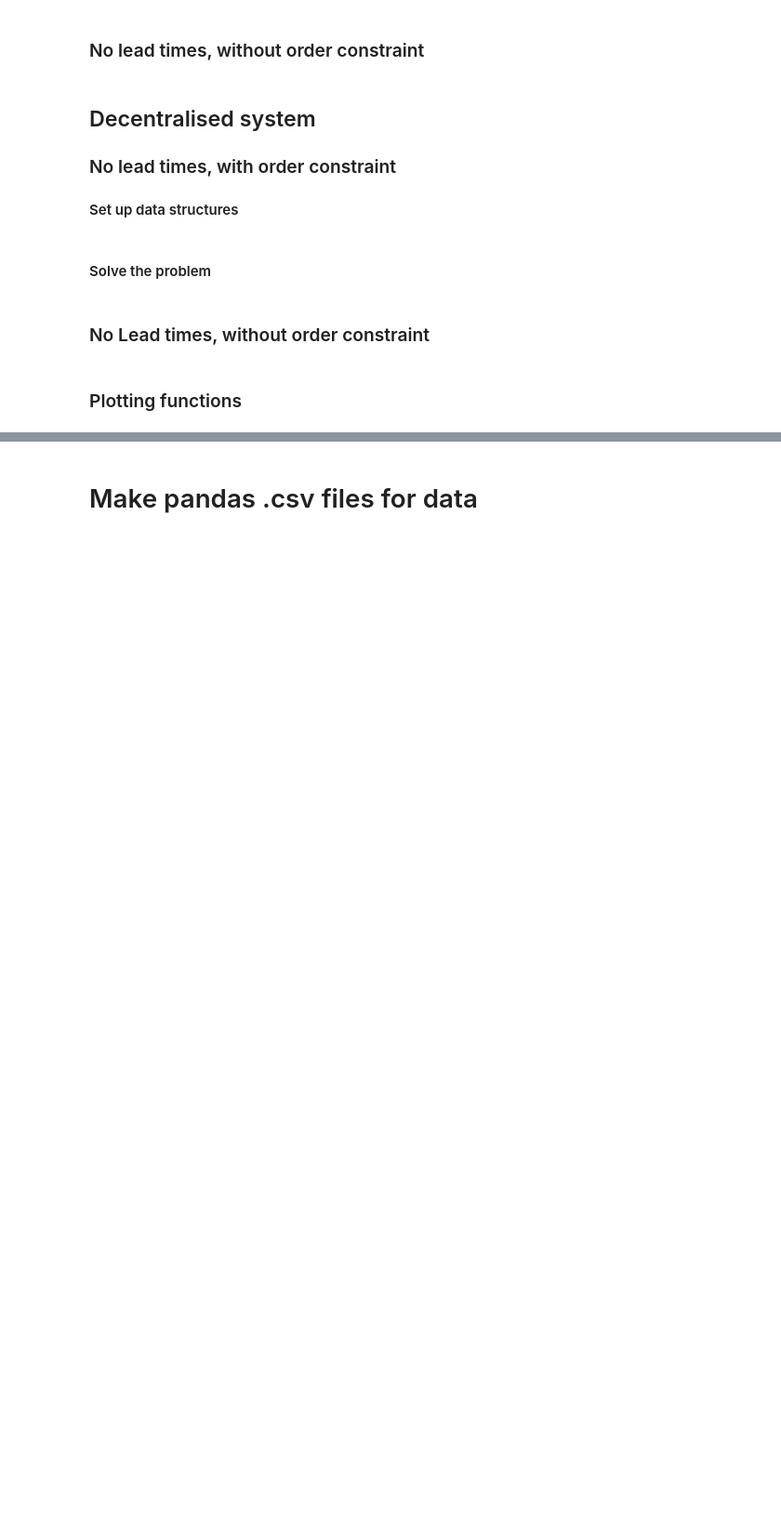
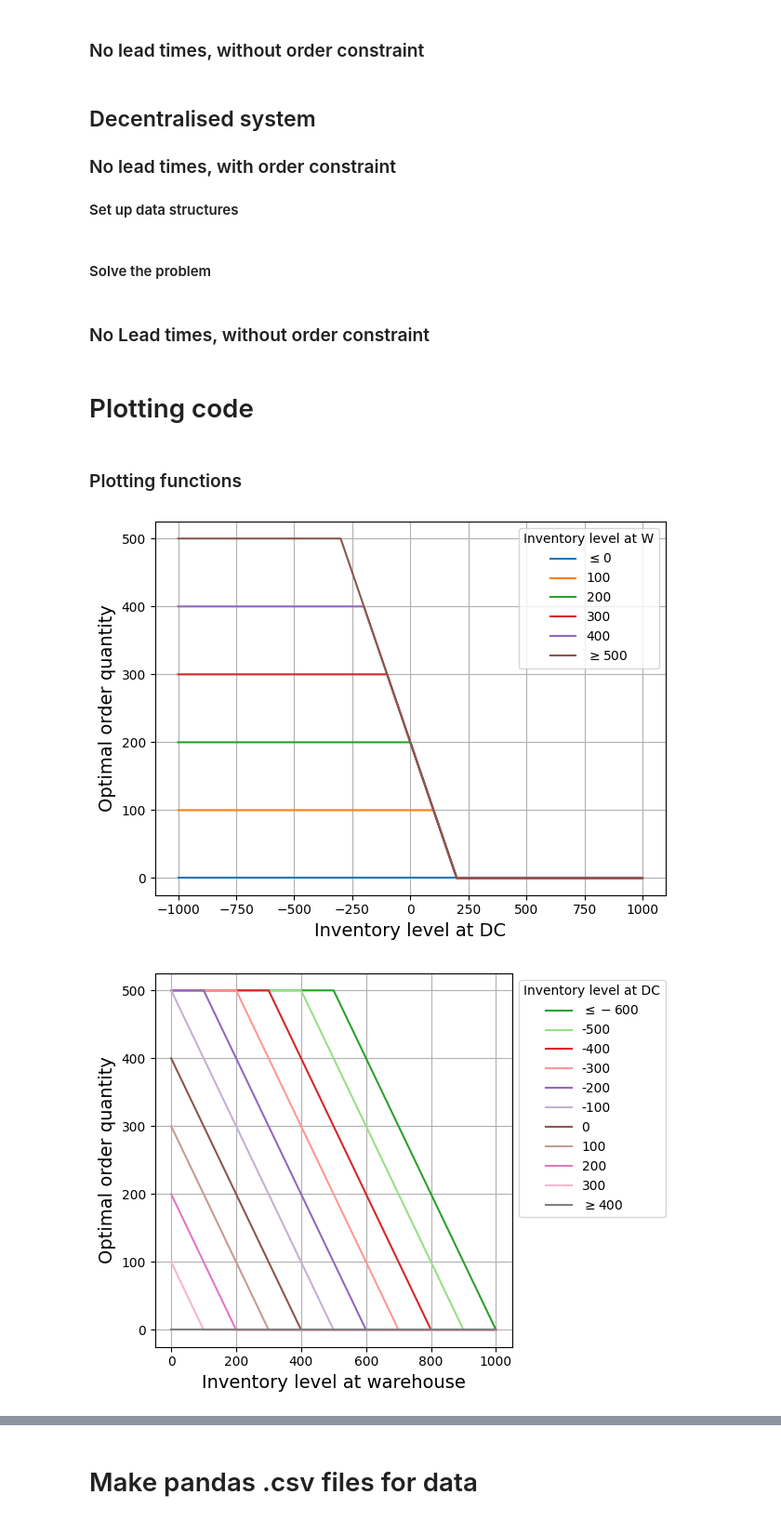
Before and after one commit to turtlesoul25/STOR-i_IM_PhDResearchProposal, a Jupyter notebook: Solve2echMDP.ipynb, the cells around one changed output, grey strips where cells are left out. Shown at 93% size. Drawn from its saved outputs; the diff is of its cells as text; code cells hidden in the pictures; blank space fills up the shorter version.

```diff
--- a/Solve2echMDP.ipynb
+++ b/Solve2echMDP.ipynb
@@ -173,14 +173,3 @@ c0_results = value_iteration(S, A, P, R, gamma, max_iterations=100,
                              bellman_eq=bellman_eq_c0, V_init=V_init, theta=1e-7)
 c0_optimal_policy = c0_results["optimal_policy"]
 c0_cost_function = c0_results["value_function"]
-# %%
-# Code to check that transition probabilities add up to 1 for each (s, a) pair
-count = 0
-for s in S:
-    for a in A:
-        if a[0] <= s[1] and a[0] + s[0] <= capacity and a[1] + s[1] <= capacity:
-            # print(s, a, R[state_idx[s], action_idx[a]])
-            if sum(P[state_idx[s], action_idx[a], state_idx[sp]] for sp in S) != 1:
-                count += 1
-                print(s, a, sum(P[state_idx[s], action_idx[a], state_idx[sp]] for sp in S))
-print(count, "out of", len(S)*len(A))
@@ -710,6 +697,8 @@ dc0_noc_results = value_iteration(S, A, P, R, gamma, max_iterations=100,
                              bellman_eq=bellman_eq_dc0_noc, V_init=V_init, theta=1e-7)
 dc0_noc_optimal_policy = dc0_noc_results["optimal_policy"]
 dc0_noc_cost_function = dc0_noc_results["value_function"]
+# %% [markdown]
+# Plotting code
 # %% [markdown]
 ### Plotting functions
 # %%
@@ -861,14 +857,21 @@ def generate_heatmap_2ech(optimal_dict, heatmap_type="cost", system_type="centra
 
     return im
 # %%
-# generate_policy_plot(c0_optimal_policy, lb=0, ub=500, colour_by="W")
-# generate_policy_plot(c0_optimal_policy, lb=-600, ub=400, colour_by="DC", bbox_to_anchor=(1,1))
+# Centralised dwoc
+generate_policy_plot(c0_optimal_policy, lb=0, ub=500, colour_by="W")
+generate_policy_plot(c0_optimal_policy, lb=-600, ub=400, colour_by="DC", bbox_to_anchor=(1,1))
 
-# generate_policy_plot(c0_noc_optimal_policy, lb=-300, ub=200, colour_by="DC")
-# generate_policy_plot(c0_noc_optimal_policy, lb=-500, ub=0, colour_by="W")
+# Centralised noc
+generate_policy_plot(c0_noc_optimal_policy, lb=-300, ub=200, colour_by="DC", oc=False)
+generate_policy_plot(c0_noc_optimal_policy, lb=-500, ub=0, colour_by="W", oc=False)
 
-# generate_policy_plot(dc0_optimal_policy, system_type="decentralised",
-#                      lb=-600, ub=400, colour_by="DC", bbox_to_anchor=(1,1))
+# Decentralised dwoc
+generate_policy_plot(dc0_optimal_policy, system_type="decentralised",
+                     lb=-600, ub=400, colour_by="DC", bbox_to_anchor=(1,1))
 
-# generate_policy_plot(dc0_noc_optimal_policy, system_type="decentralised",
-#                      lb=-300, ub=200, colour_by="DC")
+# Decentralised noc
+generate_policy_plot(dc0_noc_optimal_policy, system_type="decentralised",
+                     lb=-300, ub=200, colour_by="DC", oc=False)
+# %% [output]
+[figure, added]
+[figure, added]
```
Also changed, not shown: parts of 9 cells of this notebook, 42 other files.
